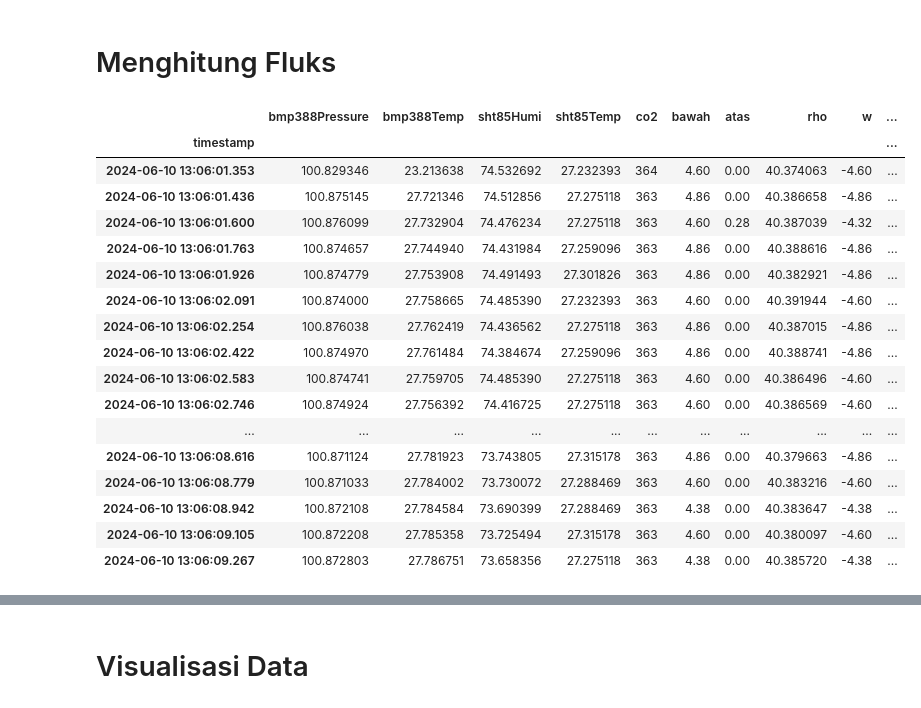
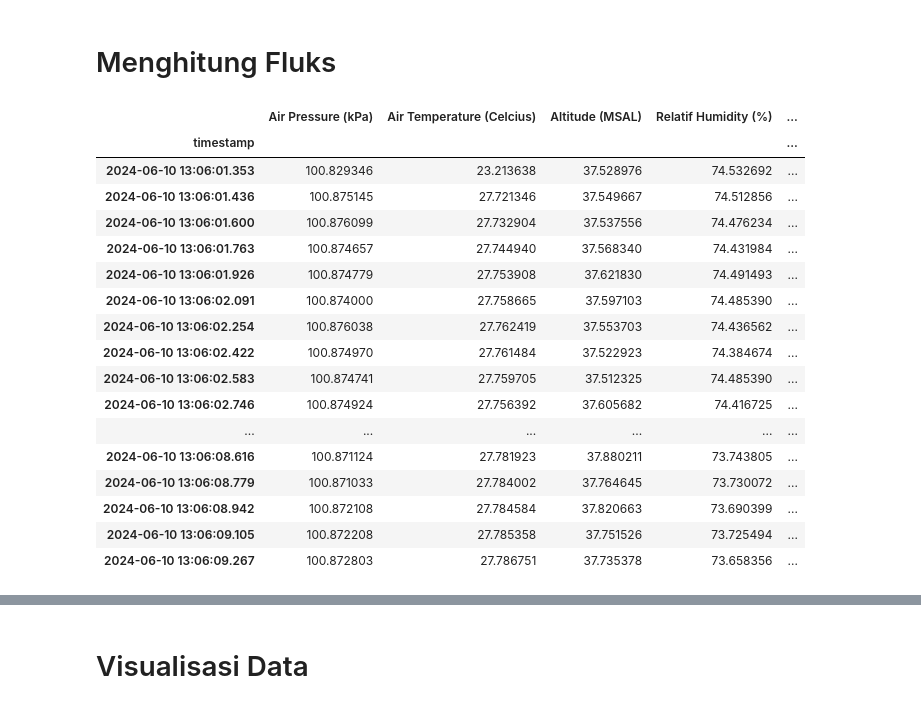
Before and after one commit to YopiAndriyansah/Tesis-Yopi-Andriyansah-MTE26, a Jupyter notebook: Code/Flux_Calculation.ipynb, the cells around one changed output, grey strips where cells are left out. Saved outputs shown, nothing was run; the diff lists cells and outputs as text; code cells hidden in the pictures.

```diff
--- a/Code/Flux_Calculation.ipynb
+++ b/Code/Flux_Calculation.ipynb
@@ -95,33 +95,33 @@ rolling_window = '30min'
 # %%
 # Menghitung rata-rata bergerak dalam tiap window waktu
 df['w_mean_30min'] = df['w'].rolling(rolling_window).mean()
-df['c_mean_30min'] = df['co2'].rolling(rolling_window).mean()
+df['c_mean_30min'] = df['C02 mole fraction (µmol/mol_a)'].rolling(rolling_window).mean() #co2
 # %%
 # Menghitung fluktuasi dengan reynold decomposistion
 df['w_prime'] = df['w'] - df['w_mean_30min']
-df['c_prime'] = df['co2'] - df['c_mean_30min']
+df['c_prime'] = df['C02 mole fraction (µmol/mol_a)'] - df['c_mean_30min'] #co2
 
 
 df.head(50)
 # %% [output]
-|  | bmp388Pressure | bmp388Temp | sht85Humi | sht85Temp | co2 | bawah | atas | rho | w | ... |
-| timestamp |  |  |  |  |  |  |  |  |  | ... |
-| 2024-06-10 13:06:01.353 | 100.829346 | 23.213638 | 74.532692 | 27.232393 | 364 | 4.60 | 0.00 | 40.374063 | -4.60 | ... |
-| 2024-06-10 13:06:01.436 | 100.875145 | 27.721346 | 74.512856 | 27.275118 | 363 | 4.86 | 0.00 | 40.386658 | -4.86 | ... |
-| 2024-06-10 13:06:01.600 | 100.876099 | 27.732904 | 74.476234 | 27.275118 | 363 | 4.60 | 0.28 | 40.387039 | -4.32 | ... |
-| 2024-06-10 13:06:01.763 | 100.874657 | 27.744940 | 74.431984 | 27.259096 | 363 | 4.86 | 0.00 | 40.388616 | -4.86 | ... |
-| 2024-06-10 13:06:01.926 | 100.874779 | 27.753908 | 74.491493 | 27.301826 | 363 | 4.86 | 0.00 | 40.382921 | -4.86 | ... |
-| 2024-06-10 13:06:02.091 | 100.874000 | 27.758665 | 74.485390 | 27.232393 | 363 | 4.60 | 0.00 | 40.391944 | -4.60 | ... |
-| 2024-06-10 13:06:02.254 | 100.876038 | 27.762419 | 74.436562 | 27.275118 | 363 | 4.86 | 0.00 | 40.387015 | -4.86 | ... |
-| 2024-06-10 13:06:02.422 | 100.874970 | 27.761484 | 74.384674 | 27.259096 | 363 | 4.86 | 0.00 | 40.388741 | -4.86 | ... |
-| 2024-06-10 13:06:02.583 | 100.874741 | 27.759705 | 74.485390 | 27.275118 | 363 | 4.60 | 0.00 | 40.386496 | -4.60 | ... |
-| 2024-06-10 13:06:02.746 | 100.874924 | 27.756392 | 74.416725 | 27.275118 | 363 | 4.60 | 0.00 | 40.386569 | -4.60 | ... |
-| ... | ... | ... | ... | ... | ... | ... | ... | ... | ... | ... |
-| 2024-06-10 13:06:08.616 | 100.871124 | 27.781923 | 73.743805 | 27.315178 | 363 | 4.86 | 0.00 | 40.379663 | -4.86 | ... |
-| 2024-06-10 13:06:08.779 | 100.871033 | 27.784002 | 73.730072 | 27.288469 | 363 | 4.60 | 0.00 | 40.383216 | -4.60 | ... |
-| 2024-06-10 13:06:08.942 | 100.872108 | 27.784584 | 73.690399 | 27.288469 | 363 | 4.38 | 0.00 | 40.383647 | -4.38 | ... |
-| 2024-06-10 13:06:09.105 | 100.872208 | 27.785358 | 73.725494 | 27.315178 | 363 | 4.60 | 0.00 | 40.380097 | -4.60 | ... |
-| 2024-06-10 13:06:09.267 | 100.872803 | 27.786751 | 73.658356 | 27.275118 | 363 | 4.38 | 0.00 | 40.385720 | -4.38 | ... |
+|  | Air Pressure (kPa) | Air Temperature (Celcius) | Altitude (MSAL) | Relatif Humidity (%) | ... |
+| timestamp |  |  |  |  | ... |
+| 2024-06-10 13:06:01.353 | 100.829346 | 23.213638 | 37.528976 | 74.532692 | ... |
+| 2024-06-10 13:06:01.436 | 100.875145 | 27.721346 | 37.549667 | 74.512856 | ... |
+| 2024-06-10 13:06:01.600 | 100.876099 | 27.732904 | 37.537556 | 74.476234 | ... |
+| 2024-06-10 13:06:01.763 | 100.874657 | 27.744940 | 37.568340 | 74.431984 | ... |
+| 2024-06-10 13:06:01.926 | 100.874779 | 27.753908 | 37.621830 | 74.491493 | ... |
+| 2024-06-10 13:06:02.091 | 100.874000 | 27.758665 | 37.597103 | 74.485390 | ... |
+| 2024-06-10 13:06:02.254 | 100.876038 | 27.762419 | 37.553703 | 74.436562 | ... |
+| 2024-06-10 13:06:02.422 | 100.874970 | 27.761484 | 37.522923 | 74.384674 | ... |
+| 2024-06-10 13:06:02.583 | 100.874741 | 27.759705 | 37.512325 | 74.485390 | ... |
+| 2024-06-10 13:06:02.746 | 100.874924 | 27.756392 | 37.605682 | 74.416725 | ... |
+| ... | ... | ... | ... | ... | ... |
+| 2024-06-10 13:06:08.616 | 100.871124 | 27.781923 | 37.880211 | 73.743805 | ... |
+| 2024-06-10 13:06:08.779 | 100.871033 | 27.784002 | 37.764645 | 73.730072 | ... |
+| 2024-06-10 13:06:08.942 | 100.872108 | 27.784584 | 37.820663 | 73.690399 | ... |
+| 2024-06-10 13:06:09.105 | 100.872208 | 27.785358 | 37.751526 | 73.725494 | ... |
+| 2024-06-10 13:06:09.267 | 100.872803 | 27.786751 | 37.735378 | 73.658356 | ... |
 # %%
 # Fungsi untuk menghitung fluks per 30 menit
 def calc_flux(group):
```
Also changed, not shown: parts of 15 cells of this notebook.
